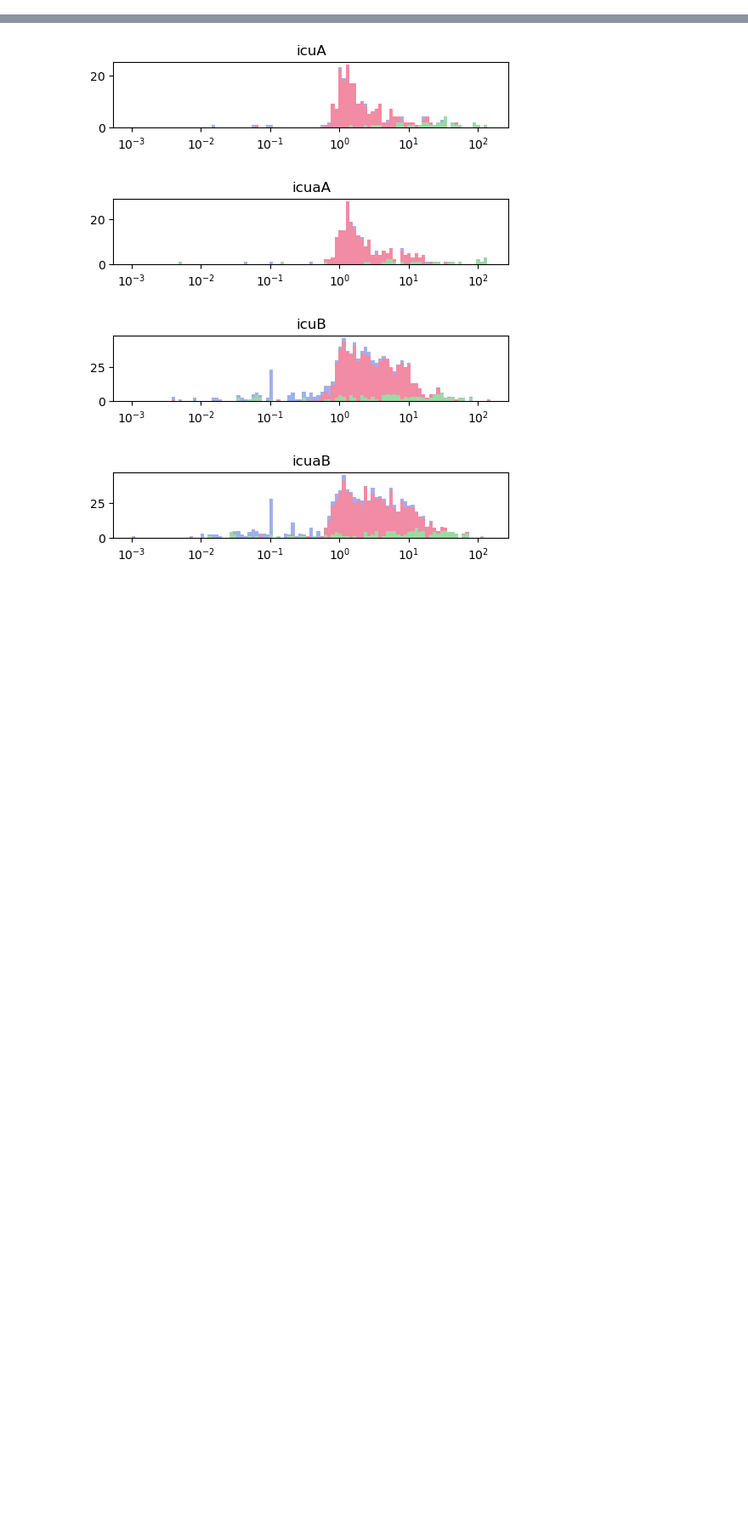
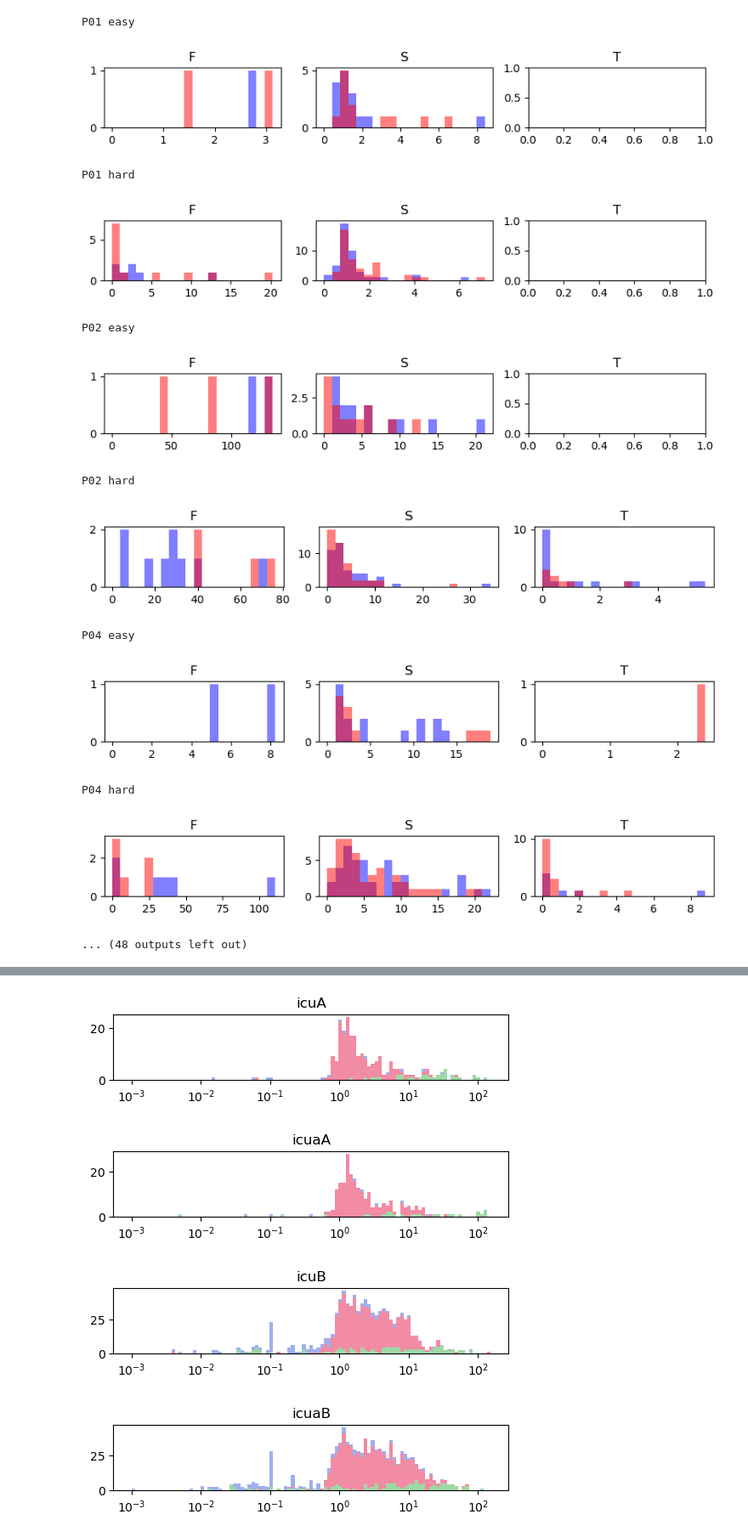
Before and after one commit to dicelab-rhul/icua-experiment-1-analysis, a Jupyter notebook: notebooks/task_analysis.ipynb, the cells around one changed output, grey strips where cells are left out. Shown at 85% size. Cells and saved outputs as stored; diff of their text form; code cells hidden in the pictures; blank space fills up the shorter version.

```diff
--- a/notebooks/task_analysis.ipynb
+++ b/notebooks/task_analysis.ipynb
@@ -1 +30,44 @@
+# %%
+# plot Failure Length (FL) histogram colored by task
+
+import icua_analysis as ia
+import pandas as pd
+import numpy as np
+import matplotlib.pyplot as plt
+import matplotlib.ticker as ticker
+import seaborn as sns
+
+
+afi = ia.Performance.get_all_failure_intervals()
+afi['score'] = afi['t2'] - afi['t1'] # Failure Length
+bins = 20
+
+
+for (par, dif), data in afi.groupby(['participant', 'difficulty']):
+    fig, axes = plt.subplots(ncols=3, figsize=(10,1))
+    for task, ax in zip(ia.TASKS, axes.ravel()):
+        group = data[data['task'] == task]
+        ax.set_title(task)
+        if len(group) == 0:
+            continue
+        xlims = (0, group['score'].max())
+        ax.hist(group['score'][group['guidance'] == True], bins=bins, range=xlims, color='blue', alpha=0.5, label="with g.")
+        ax.hist(group['score'][group['guidance'] == False], bins=bins, range=xlims, color='red', alpha=0.5, label="without g.")
+    print(par, dif)
+    plt.show()
+    #print(par, task, dif)
+# %% [output]
+P01 easy
+[figure, added]
+P01 hard
+[figure, added]
+P02 easy
+[figure, added]
+P02 hard
+[figure, added]
+P04 easy
+[figure, added]
+P04 hard
+[figure, added]
+... (48 outputs left out)
 # %%
```
Also changed, not shown: parts of 2 cells of this notebook, 17 other files.
